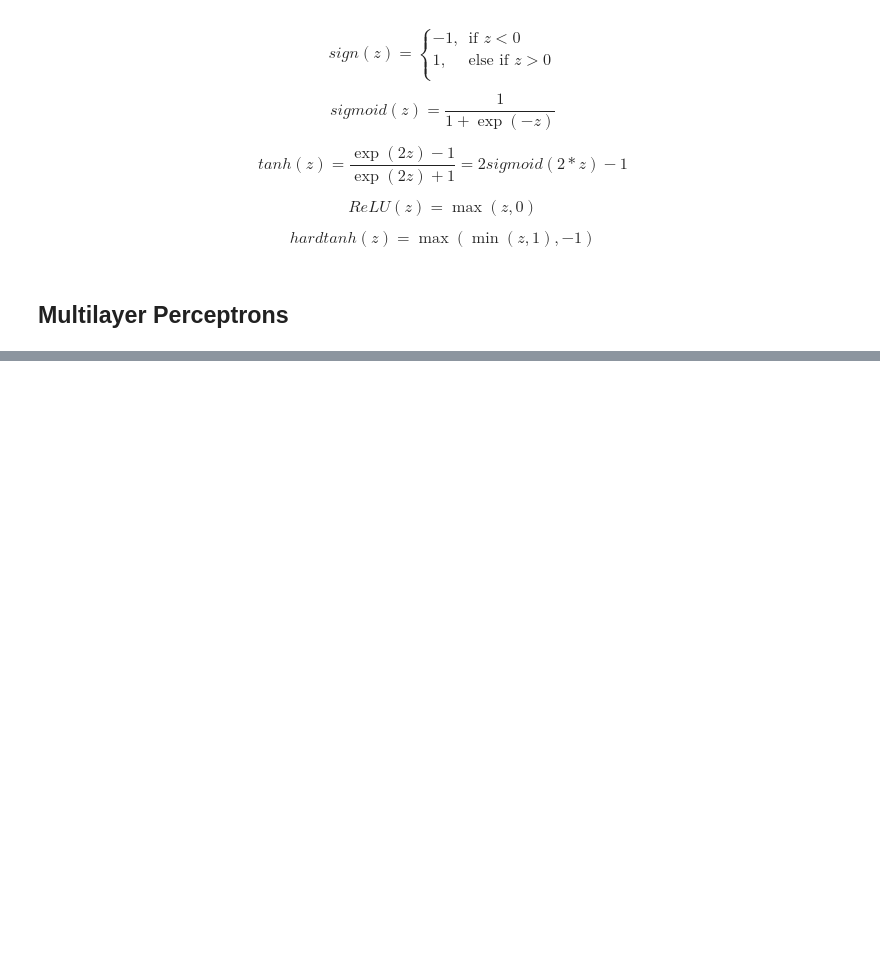
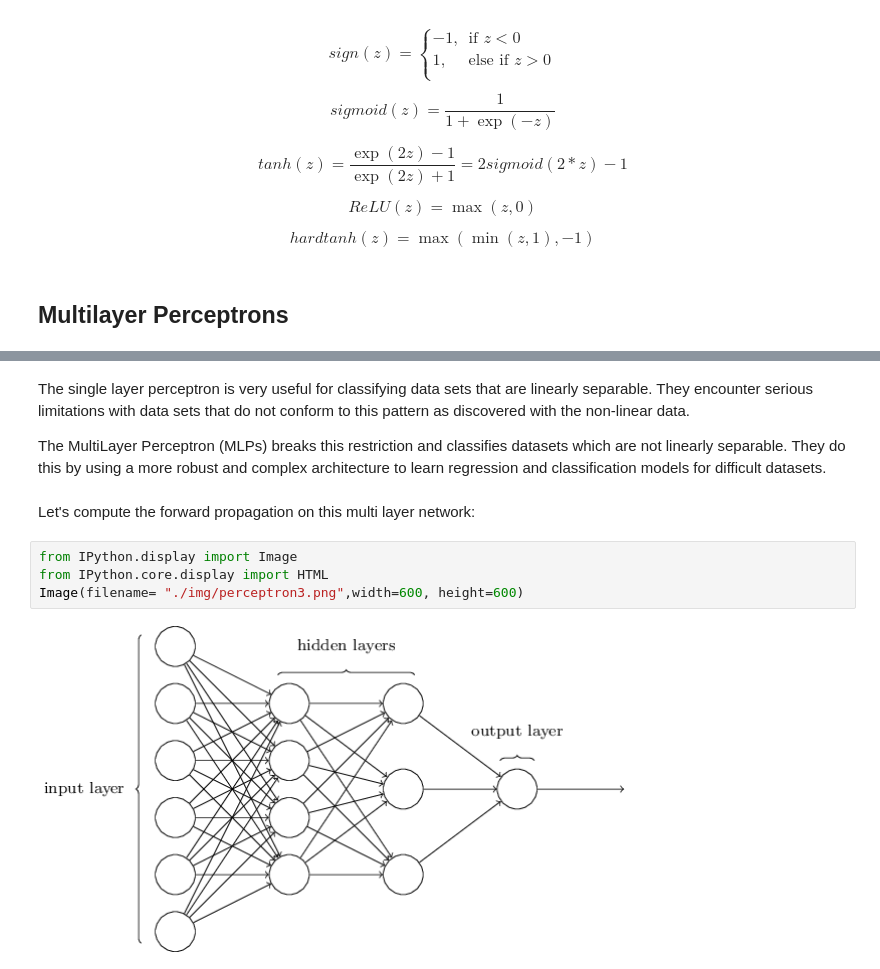
Before and after one commit to safakkbilici/Deep-Learning-Lecture-2020-2021-First-Term, a Jupyter notebook: lecture notes/03-Deep-Learning.ipynb, the cells around one changed output, grey strips where cells are left out. Cells and saved outputs as stored; diff of their text form; blank space fills up the shorter version.

```diff
--- a/lecture notes/03-Deep-Learning.ipynb
+++ b/lecture notes/03-Deep-Learning.ipynb
@@ -244,0 +251,12 @@ $$hardtanh(z) = \max(\min(z,1),-1)$$
+# %% [markdown]
+The single layer perceptron is very useful for classifying data sets that are linearly separable.  They encounter serious limitations with data sets that do not conform to this pattern as discovered with the non-linear data.
+
+The MultiLayer Perceptron (MLPs) breaks this restriction and classifies datasets which are not linearly separable.  They do this by using a more robust and complex architecture to learn regression and classification models for difficult datasets.
+# %% [markdown]
+Let's compute the forward propagation on this multi layer network:
+# %%
+from IPython.display import Image
+from IPython.core.display import HTML
+Image(filename= "./img/perceptron3.png",width=600, height=600)
+# %% [output]
+[figure, added]
```
Also changed, not shown: parts of 11 cells of this notebook.
